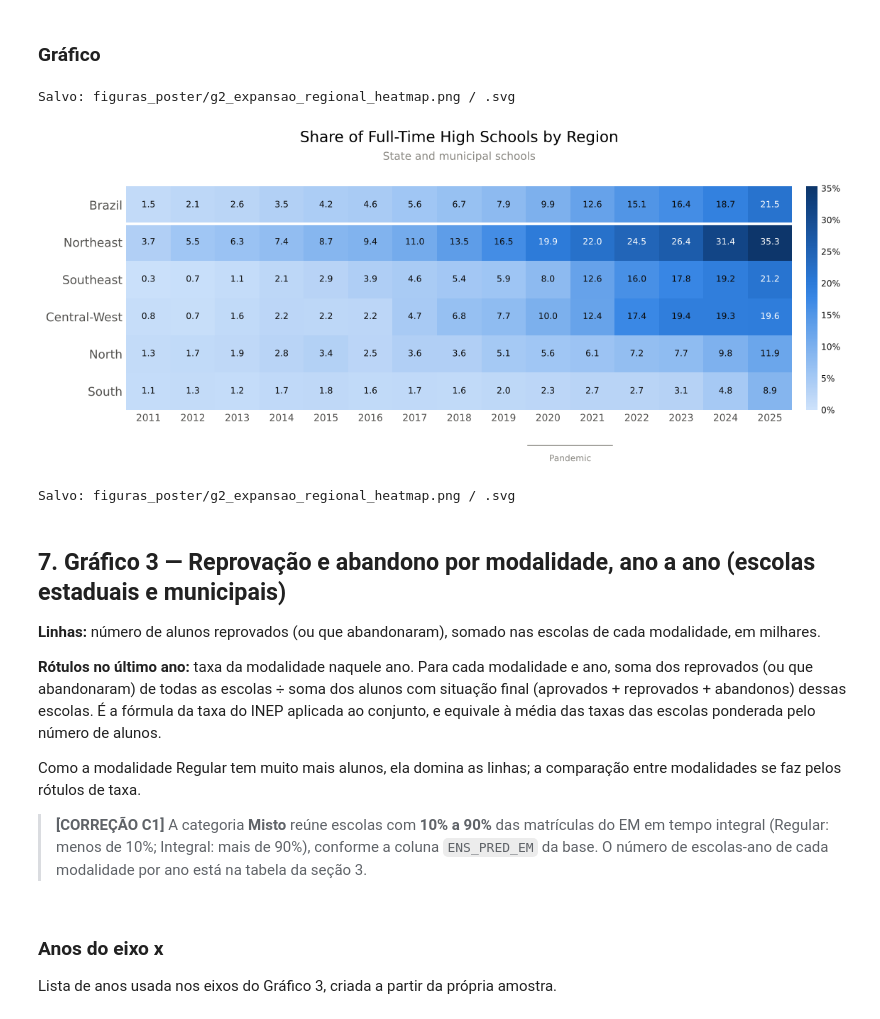
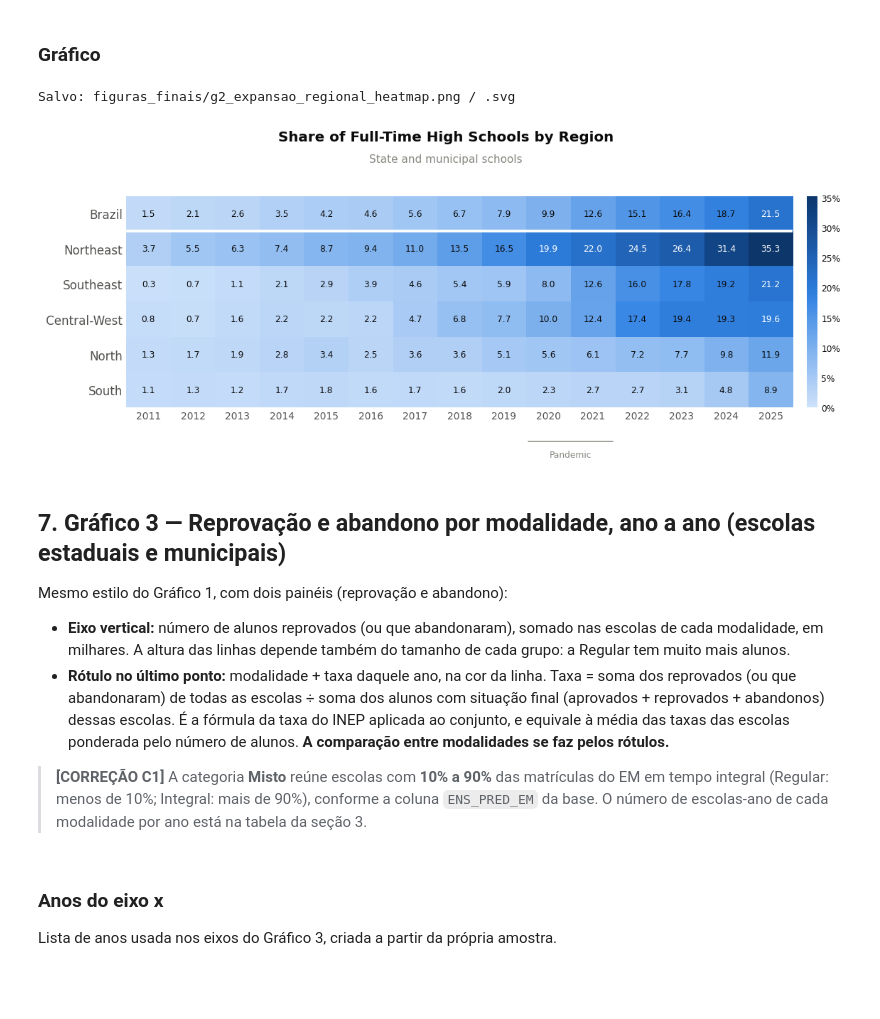
Before and after one commit to daniela-mmoraes/ED-Dados-INEP, a Jupyter notebook: 04. Final/graficos_poster_final.ipynb, the cells around one changed output. Drawn from its saved outputs; the diff is of its cells as text; code cells hidden in the pictures; blank space fills up the shorter version.

```diff
--- a/04. Final/graficos_poster_final.ipynb
+++ b/04. Final/graficos_poster_final.ipynb
@@ -1756,86 +1796,51 @@ if all(ano in anos_grafico2 for ano in ANOS_PANDEMIA):
         -0.20,
         "Pandemic",
         transform=trans,
         ha="center",
         va="top",
         fontsize=8,
         color=APAGADO
     )
 
 
 # ----------------------------------------------------------
 # 6. TÍTULO E SUBTÍTULO
 # ----------------------------------------------------------
 
-# Ajustar a área do gráfico antes de posicionar os textos
-fig.tight_layout(
-    rect=[0.02, 0.04, 0.98, 0.87]
+# [CORREÇÃO C10] título centralizado no padrão comum
+y_livre = titulo_centralizado(
+    fig,
+    TEXTOS["g2_titulo"],
+    TEXTOS["subtitulo_publicas"]
 )
 
-# Centro horizontal da área do mapa de calor
-posicao = ax.get_position()
-centro_mapa = (posicao.x0 + posicao.x1) / 2
-
-# Título
-fig.text(
-    centro_mapa,
-    0.98,
-    "Share of Full-Time High Schools by Region",
-    ha="center",
-    va="top",
-    fontsize=14
-)
-
-# Subtítulo
-fig.text(
-    centro_mapa,
-    0.925,
-    "State and municipal schools",
-    ha="center",
-    va="top",
-    fontsize=10,
-    color=APAGADO
+fig.tight_layout(
+    rect=[0.02, 0.04, 0.98, y_livre]
 )
 
 
 # ----------------------------------------------------------
 # 7. EXPORTAÇÃO
 # ----------------------------------------------------------
 
+# [CORREÇÃO C7] o bloco que refazia o layout e salvava de novo foi removido:
+# o arquivo salvo agora é exatamente o que aparece abaixo.
 salvar(
     fig,
     "g2_expansao_regional_heatmap"
 )
 
 plt.show()
-
-
-# ----------------------------------------------------------
-# 7. AJUSTE FINAL E EXPORTAÇÃO
-# ----------------------------------------------------------
-
-fig.tight_layout(
-    rect=[0.02, 0.15, 0.98, 0.87]
-)
-
-salvar(
-    fig,
-    "g2_expansao_regional_heatmap"
-)
-
-plt.show()
 # %% [output]
-Salvo: figuras_poster/g2_expansao_regional_heatmap.png / .svg
+Salvo: figuras_finais/g2_expansao_regional_heatmap.png / .svg
-[figure, old version]
+[figure, new version]
-Salvo: figuras_poster/g2_expansao_regional_heatmap.png / .svg
 # %% [markdown]
 ## 7. Gráfico 3 — Reprovação e abandono por modalidade, ano a ano (escolas estaduais e municipais)
 
-**Linhas:** número de alunos reprovados (ou que abandonaram), somado nas escolas de cada modalidade, em milhares.
+Mesmo estilo do Gráfico 1, com dois painéis (reprovação e abandono):
 
-**Rótulos no último ano:** taxa da modalidade naquele ano. Para cada modalidade e ano, soma dos reprovados (ou que abandonaram) de todas as escolas ÷ soma dos alunos com situação final (aprovados + reprovados + abandonos) dessas escolas. É a fórmula da taxa do INEP aplicada ao conjunto, e equivale à média das taxas das escolas ponderada pelo número de alunos.
-
-Como a modalidade Regular tem muito mais alunos, ela domina as linhas; a comparação entre modalidades se faz pelos rótulos de taxa.
+- **Eixo vertical:** número de alunos reprovados (ou que abandonaram), somado nas escolas de cada modalidade, em milhares. A altura das linhas depende também do tamanho de cada grupo: a Regular tem muito mais alunos.
+- **Rótulo no último ponto:** modalidade + taxa daquele ano, na cor da linha. Taxa = soma dos reprovados (ou que abandonaram) de todas as escolas ÷ soma dos alunos com situação final (aprovados + reprovados + abandonos) dessas escolas. É a fórmula da taxa do INEP aplicada ao conjunto, e equivale à média das taxas das escolas ponderada pelo número de alunos. **A comparação entre modalidades se faz pelos rótulos.**
 
 > **[CORREÇÃO C1]** A categoria **Misto** reúne escolas com **10% a 90%** das matrículas do EM em tempo integral (Regular: menos de 10%; Integral: mais de 90%), conforme a coluna `ENS_PRED_EM` da base. O número de escolas-ano de cada modalidade por ano está na tabela da seção 3.
 # %% [markdown]
```
Also changed, not shown: parts of 11 cells of this notebook, 3 other files.
